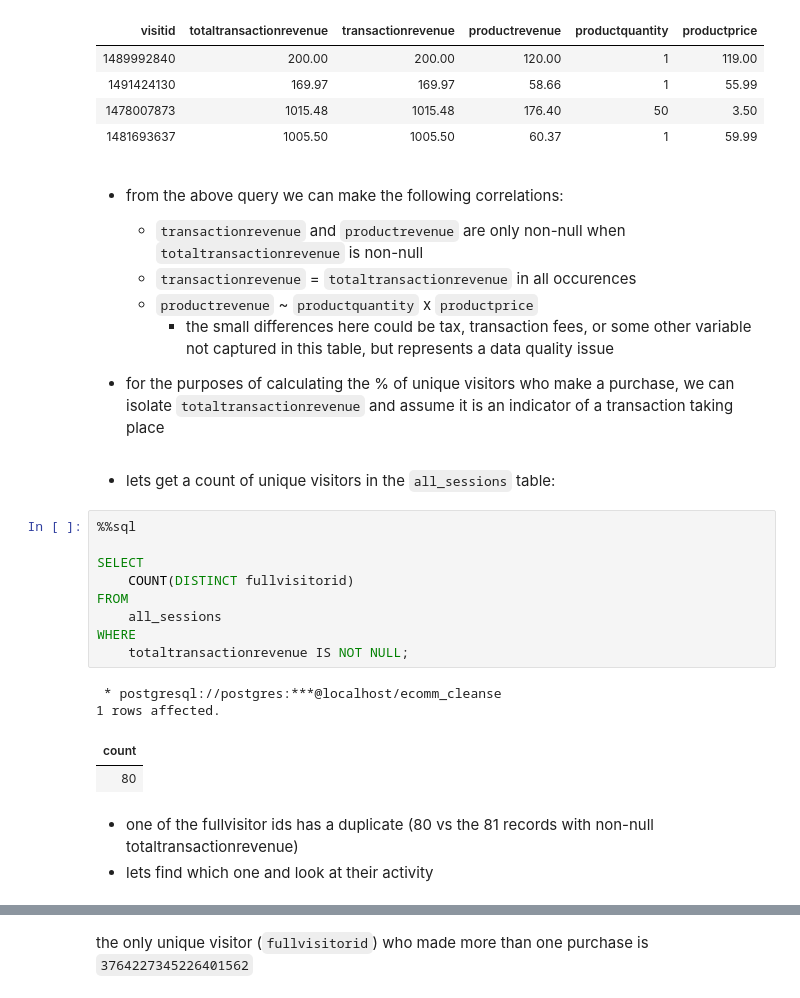
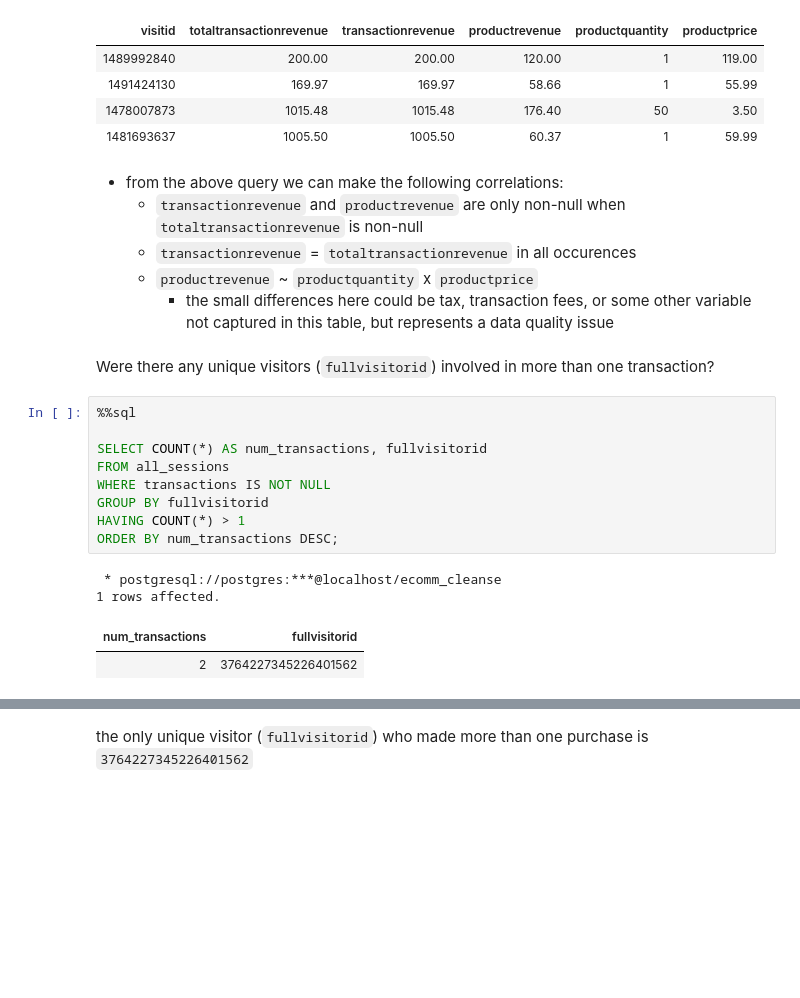
Before and after one commit to sd-brewer/ecomm-cleanse, a Jupyter notebook: notebooks/03_tmp.ipynb, the cells around one changed output, grey strips where cells are left out. Saved outputs shown, nothing was run; the diff lists cells and outputs as text; blank space fills up the shorter version.

```diff
--- a/notebooks/04_provisional_analysis.ipynb
+++ b/notebooks/03_tmp.ipynb
@@ -132,24 +100,19 @@ WHERE transactionrevenue IS NOT NULL
     - `transactionrevenue` = `totaltransactionrevenue` in all occurences
     - `productrevenue` ~ `productquantity` x `productprice`
         - the small differences here could be tax, transaction fees, or some other variable not captured in this table, but represents a data quality issue
-
-- for the purposes of calculating the % of unique visitors who make a purchase, we can isolate `totaltransactionrevenue` and assume it is an indicator of a transaction taking place
-# %% [markdown]
-- lets get a count of unique visitors in the `all_sessions` table:
+# %% [markdown]
+Were there any unique visitors (`fullvisitorid`) involved in more than one transaction?
 # %%
 %%sql
 
-SELECT
-    COUNT(DISTINCT fullvisitorid)
-FROM
-    all_sessions
-WHERE
-    totaltransactionrevenue IS NOT NULL;
+SELECT COUNT(*) AS num_transactions, fullvisitorid
+FROM all_sessions
+WHERE transactions IS NOT NULL
+GROUP BY fullvisitorid
+HAVING COUNT(*) > 1
+ORDER BY num_transactions DESC;
 # %% [output]
  * postgresql://postgres:***@localhost/ecomm_cleanse
 1 rows affected.
-| count |
-| 80 |
+| num_transactions | fullvisitorid |
+| 2 | 3764227345226401562 |
-# %% [markdown]
-- one of the fullvisitor ids has a duplicate (80 vs the 81 records with non-null totaltransactionrevenue)
-- lets find which one and look at their activity
```
Also changed, not shown: parts of 159 cells of this notebook, 9 other files.
